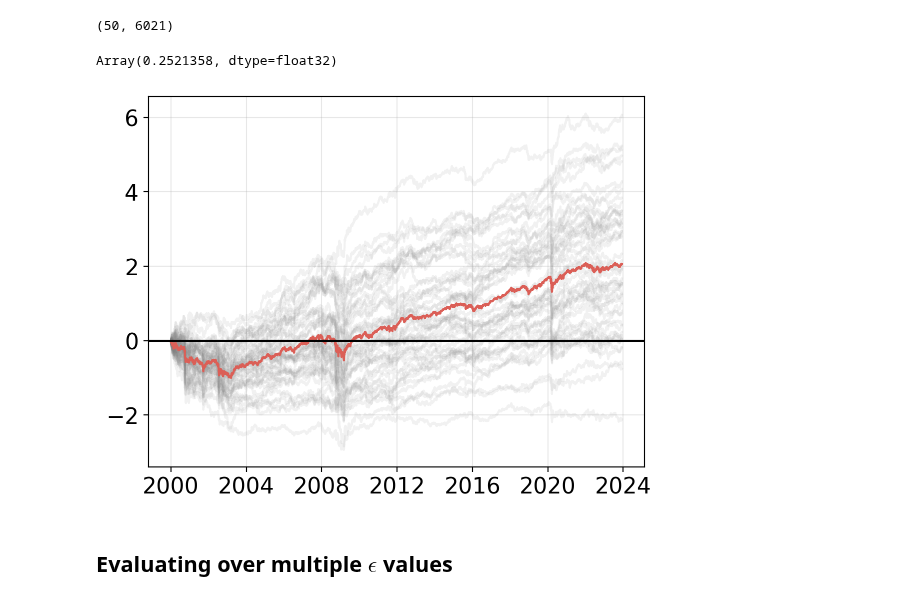
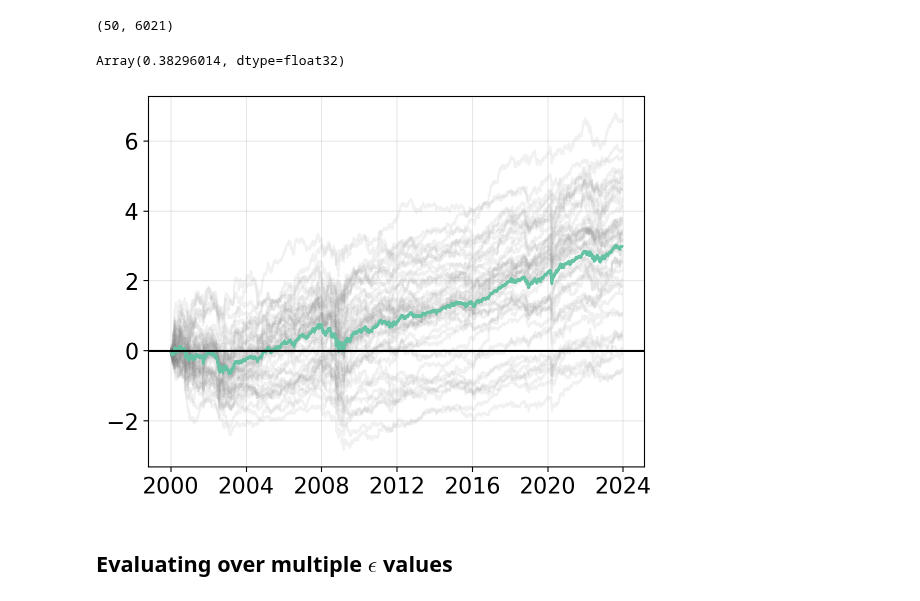
Before and after one commit to sapienzaio/online-ml-finance, a Jupyter notebook: 06-reinforcement-learning/epsilon-greedy-strategy.ipynb, the cells around one changed output. Cells and saved outputs as stored; diff of their text form; code cells hidden in the pictures.

```diff
--- a/06-reinforcement-learning/epsilon-greedy-strategy.ipynb
+++ b/06-reinforcement-learning/epsilon-greedy-strategy.ipynb
@@ -19,7 +19,6 @@ from datetime import datetime
 # %%
 %config InlineBackend.figure_format = "retina"
 plt.rcParams["font.size"] = 16
-sns.set_palette("hls", 6)
 # %%
 theta_values = -2, -1, 0, 3, 7,
 # %% [markdown]
@@ -84,3 +53,33 @@ datasets = pd.DataFrame.from_dict(datasets)
+# %%
+date_init = datetime.timestamp(datetime(2000, 1, 1))
+date_end = datetime.timestamp(datetime(2023, 12, 8))
+
+config = {
+    "events": "history",
+    "period1": str(int(date_init)),
+    "period2": str(int(date_end)),
+    "includeAdjustedClose": "true"
+}
+
+assets = ["JPM", "AAPL", "NVDA", "SHEL", "WMT", "KO", "HD", "BRK-B"]
+
+datasets = {}
+for asset in assets:
+    url = f"https://query1.finance.yahoo.com/v7/finance/download/{asset}"
+    r = requests.get(
+        url,
+        headers={'User-agent': 'Mozilla/5.0'},
+        params=config
+    )
+
+    data = pd.read_csv(StringIO(r.text))
+    data["Date"] = pd.to_datetime(data["Date"])
+    data = data.set_index("Date")
+
+    series = data["Adj Close"]
+    series.name = asset
+    datasets[asset] = series
+datasets = pd.DataFrame.from_dict(datasets)
 # %%
 returns = np.log1p(datasets.pct_change(1)).dropna() # log(1 + x); x = (S1 / S0 - 1); log(1 + S1 / S0 - 1) = log(S1 / S0)
 returns = jnp.array(returns.to_numpy())
@@ -95,3 +91,5 @@ assets = [*assets, "NULL"]
+# %%
+sns.set_palette("Set2", len(assets))
 # %%
 datasets_logr = pd.DataFrame(np.array(returns), index=datasets.index[1:], columns=assets)
 index_date = datasets_logr.index
@@ -138,15 +136,15 @@ returns_bandit.shape
 sr_ann = returns_bandit.mean(axis=-1) / returns_bandit.std(axis=-1) * jnp.sqrt(252)
 jnp.percentile(sr_ann, 50)
 # %% [output]
-Array(0.2521358, dtype=float32)
+Array(0.38296014, dtype=float32)
 # %%
 pnl_sims = np.array(returns_bandit.cumsum(axis=-1))
 plt.plot(index_date, pnl_sims.T, alpha=0.1, c="tab:gray");
-plt.plot(index_date, pnl_sims.mean(axis=0))
+plt.plot(index_date, pnl_sims.mean(axis=0), linewidth=2)
 plt.axhline(y=0, c="black")
 plt.grid(alpha=0.3)
 # %% [output]
-[figure, old version]
+[figure, new version]
 # %% [markdown]
 ## Evaluating over multiple $\epsilon$ values
 # %%
```
Also changed, not shown: parts of 32 cells of this notebook.
